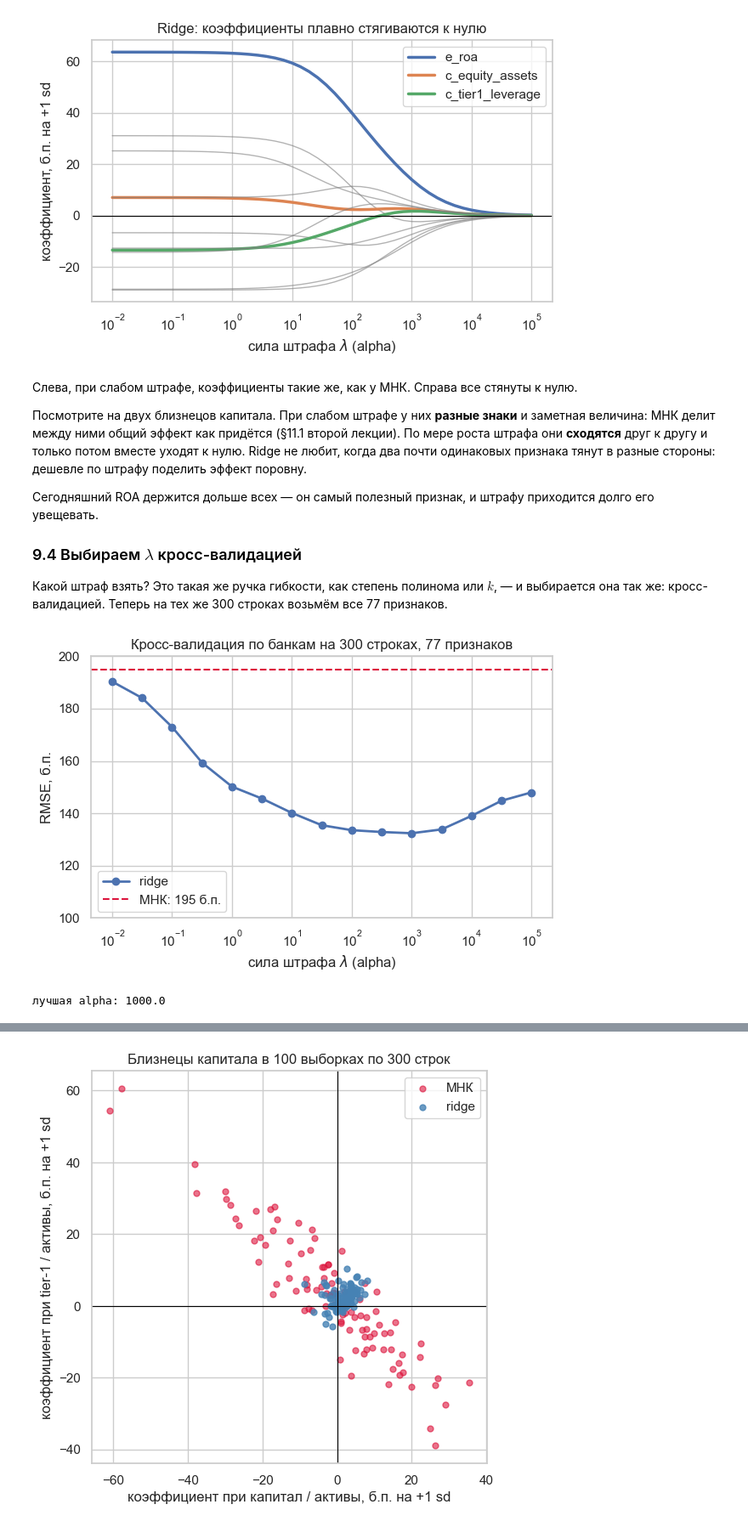
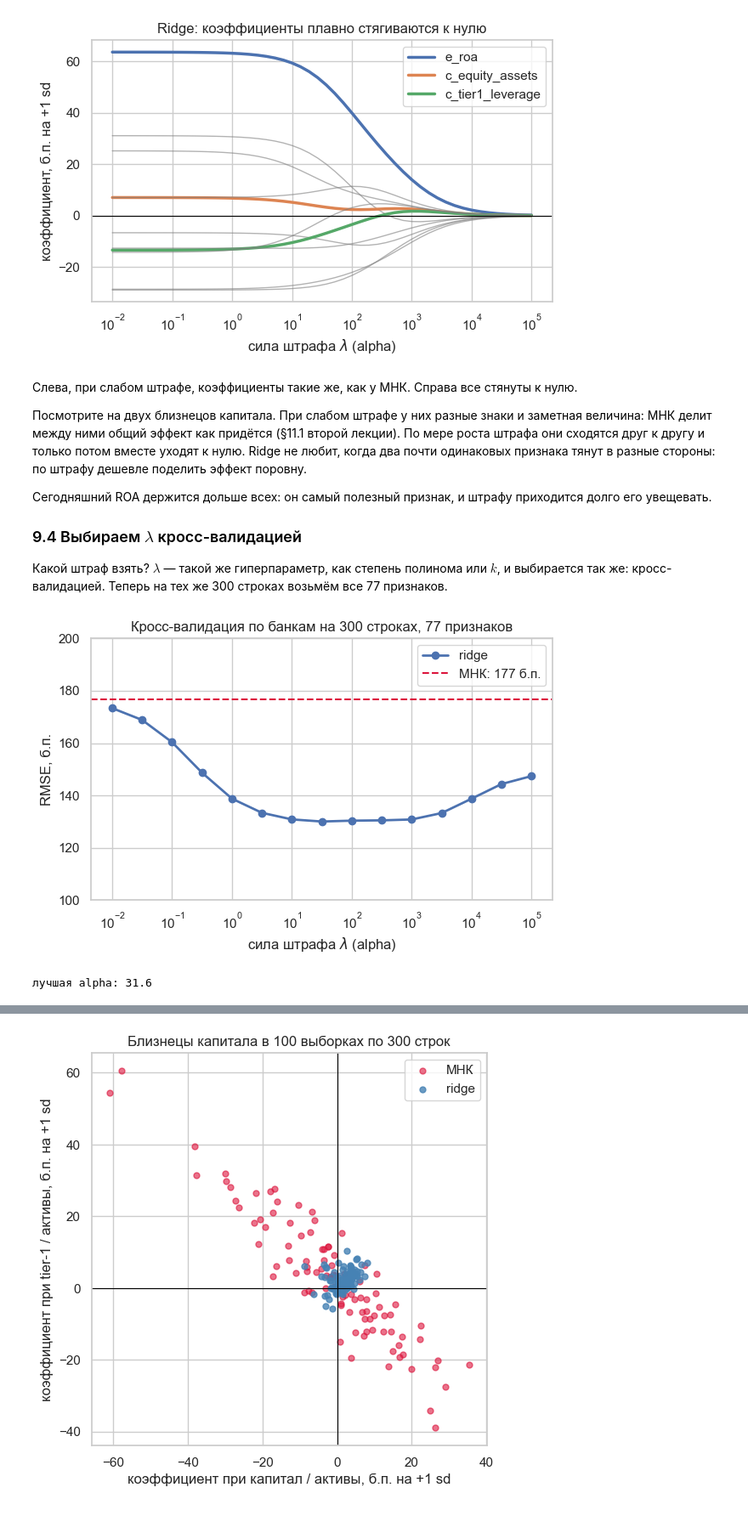
Before and after one commit to nvvoitov/da_intro, a Jupyter notebook: notebooks/L03.ipynb, the cells around one changed output, grey strips where cells are left out. Shown at 85% size. Saved outputs shown, nothing was run; the diff lists cells and outputs as text; code cells hidden in the pictures.

```diff
--- a/notebooks/L03.ipynb
+++ b/notebooks/L03.ipynb
@@ -976,11 +988,11 @@ for Y in range(2004, 2026):
     err = test_part["roa_next"] - ols.predict(test_part[FEATURES])
 
     all_errors.extend(err)           # .extend добавляет в список все элементы сразу
-    rows.append({"год": Y,
+    rows.append({"год отчётов": Y,
                  "RMSE, б.п.": float(np.sqrt((err ** 2).mean()) * 10_000),
                  "средняя ошибка, б.п.": float(err.mean() * 10_000)})
 
-forward = pd.DataFrame(rows).set_index("год")
+forward = pd.DataFrame(rows).set_index("год отчётов")
 forward.round(1)
 # %% [output]
 |  | RMSE, б.п. | средняя ошибка, б.п. |
@@ -1105,12 +1208,16 @@ pd.DataFrame(rows).set_index("модель").round(1)
 # %%
 # Все банки в случайном порядке: frac=1 означает "взять 100% строк", то есть просто перемешать
 shuffled = fc["cert"].drop_duplicates().sample(frac=1, random_state=SEED)
-test_certs = shuffled.iloc[: int(0.3 * len(shuffled))]      # первые 30% банков — в тест
+test_certs = shuffled.iloc[: int(0.3 * len(shuffled))]      # первые 30% банков — отложенные
 
-pool = fc[~fc["cert"].isin(test_certs)]      # ~ означает "не": банки, которых нет в тесте
-test = fc[fc["cert"].isin(test_certs)]
+pool = fc[~fc["cert"].isin(test_certs)]      # ~ означает "не": банки, которых нет среди отложенных
+
+# Отложенные банки делим ещё и по времени:
+# отчёты до 2015 года — проверка для §8-§10, отчёты с 2017 года — тест, его не трогаем до §11
+check = fc[fc["cert"].isin(test_certs) & (year <= 2015)]
 
 print("обучающий пул:", len(pool), "строк,", pool["cert"].nunique(), "банков")
-print("тест:         ", len(test), "строк,", test["cert"].nunique(), "банков")
+print("проверка:     ", len(check), "строк,", check["cert"].nunique(), "банков (отложенные банки, до 2015 года)")
+print(f"стандартное отклонение ROA через год на проверке: {check['roa_next'].std() * 10_000:.0f} б.п.")
 # %% [output]
 обучающий пул: 62745 строк, 1538 банков
@@ -1127,9 +1235,9 @@ upper = pool[FEATURES].quantile(0.99)
 # .clip(нижняя, верхняя) заменяет значения за границами на сами границы;
 # axis=1 — у каждой колонки свои границы
 X_pool = pool[FEATURES].clip(lower, upper, axis=1)
-X_test = test[FEATURES].clip(lower, upper, axis=1)      # к тесту — те же границы из пула
+X_check = check[FEATURES].clip(lower, upper, axis=1)    # к проверке — те же границы из пула
 y_pool = pool["roa_next"]
-y_test = test["roa_next"]
+y_check = check["roa_next"]
 
 print("процентная маржа, максимум до обрезки:", round(pool["e_nim"].max(), 3), "после:", round(X_pool["e_nim"].max(), 3))
 
@@ -1156,7 +1264,7 @@ for n in SIZES:
     for r in range(reps):
         idx = X_pool.sample(n, random_state=SEED + r).index     # номера n случайных строк
         model = ols_poly().fit(X_pool.loc[idx], y_pool.loc[idx])
-        errs.append(rmse_bp(y_test, model.predict(X_test)))
+        errs.append(rmse_bp(y_check, model.predict(X_check)))
     rows.append({"строк в обучении": n, "МНК, 77 признаков": np.median(errs)})
 
 size_table = pd.DataFrame(rows).set_index("строк в обучении")
@@ -1428,39 +1533,39 @@ plt.show()
 # %% [markdown]
 Слева, при слабом штрафе, коэффициенты такие же, как у МНК. Справа все стянуты к нулю.
 
-Посмотрите на двух близнецов капитала. При слабом штрафе у них **разные знаки** и заметная величина: МНК делит между ними общий эффект как придётся (§11.1 второй лекции). По мере роста штрафа они **сходятся** друг к другу и только потом вместе уходят к нулю. Ridge не любит, когда два почти одинаковых признака тянут в разные стороны: дешевле по штрафу поделить эффект поровну.
+Посмотрите на двух близнецов капитала. При слабом штрафе у них разные знаки и заметная величина: МНК делит между ними общий эффект как придётся (§11.1 второй лекции). По мере роста штрафа они сходятся друг к другу и только потом вместе уходят к нулю. Ridge не любит, когда два почти одинаковых признака тянут в разные стороны: по штрафу дешевле поделить эффект поровну.
 
-Сегодняшний ROA держится дольше всех — он самый полезный признак, и штрафу приходится долго его увещевать.
+Сегодняшний ROA держится дольше всех: он самый полезный признак, и штрафу приходится долго его увещевать.
 
 ### 9.4 Выбираем $\lambda$ кросс-валидацией
 
-Какой штраф взять? Это такая же ручка гибкости, как степень полинома или $k$, — и выбирается она так же: кросс-валидацией. Теперь на тех же 300 строках возьмём все 77 признаков.
+Какой штраф взять? $\lambda$ — такой же гиперпараметр, как степень полинома или $k$, и выбирается так же: кросс-валидацией. Теперь на тех же 300 строках возьмём все 77 признаков.
 # %%
 alpha_grid = np.logspace(-2, 5, 15)
-cv_group10 = GroupKFold(n_splits=10)       # деление по банкам — правило из §5
+cv_group10 = GroupKFold(n_splits=10, shuffle=True, random_state=SEED)   # деление по банкам — правило из §5
 
 ridge_curve = []
 for a in alpha_grid:
     model = make_pipeline(PolynomialFeatures(2, include_bias=False), StandardScaler(), Ridge(alpha=a))
     ridge_curve.append(cv_rmse(model, X300, y300, cv_group10, groups=g300))
 
 best_alpha = alpha_grid[int(np.argmin(ridge_curve))]
 ols_cv = cv_rmse(ols_poly(), X300, y300, cv_group10, groups=g300)
 
 plt.plot(alpha_grid, ridge_curve, "o-", lw=2, label="ridge")
 plt.axhline(ols_cv, color="crimson", ls="--", label=f"МНК: {ols_cv:.0f} б.п.")
 plt.xscale("log")
 plt.ylim(100, 200)
 plt.title("Кросс-валидация по банкам на 300 строках, 77 признаков")
 plt.xlabel("сила штрафа $\\lambda$ (alpha)")
 plt.ylabel("RMSE, б.п.")
 plt.legend()
 plt.show()
 
 print("лучшая alpha:", round(best_alpha, 1))
 # %% [output]
-[figure, old version]
+[figure, new version]
-лучшая alpha: 1000.0
+лучшая alpha: 31.6
 # %% [markdown]
 Кривая той же формы, что у $k$ в первой лекции: слева слишком гибкая модель (штраф слабый, это почти МНК), справа слишком жёсткая (всё стянуто к среднему), минимум посередине. Красная пунктирная линия — МНК: он хуже ridge при любом штрафе на графике.
 
```
Also changed, not shown: parts of 91 cells of this notebook, 4 other files.
